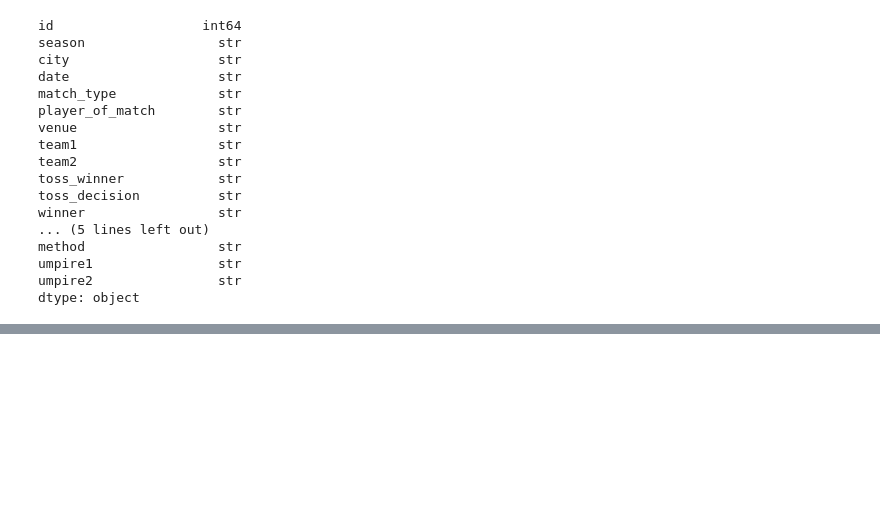
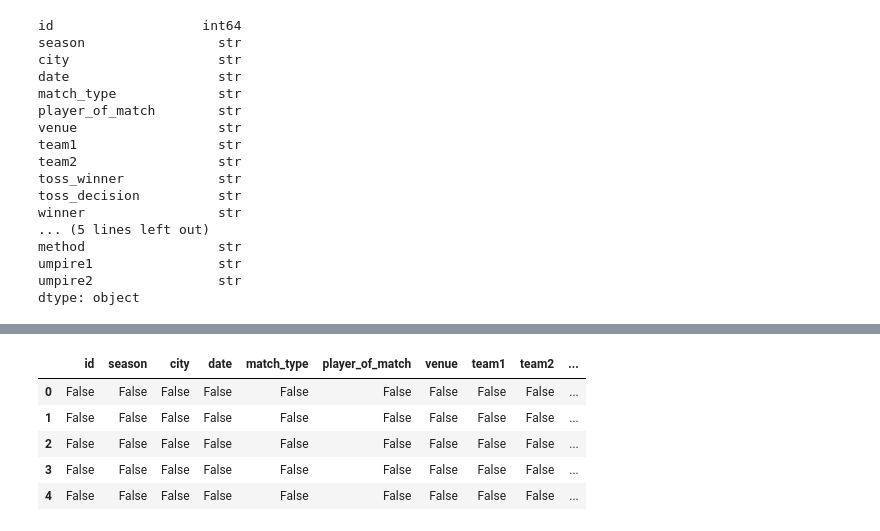
Before and after one commit to amitkr069/DataAnalysisPipeline, a Jupyter notebook: data_analysis.ipynb, the cells around one changed output, grey strips where cells are left out. Cells and saved outputs as stored; diff of their text form; code cells hidden in the pictures; blank space fills up the shorter version.

```diff
--- a/data_analysis.ipynb
+++ b/data_analysis.ipynb
@@ -90,0 +111,9 @@ dtype: object
+# %%
+pd.isna(matches_df).head()
+# %% [output]
+|  | id | season | city | date | match_type | player_of_match | venue | team1 | team2 | ... |
+| 0 | False | False | False | False | False | False | False | False | False | ... |
+| 1 | False | False | False | False | False | False | False | False | False | ... |
+| 2 | False | False | False | False | False | False | False | False | False | ... |
+| 3 | False | False | False | False | False | False | False | False | False | ... |
+| 4 | False | False | False | False | False | False | False | False | False | ... |
```
Also changed, not shown: parts of 29 cells of this notebook.
